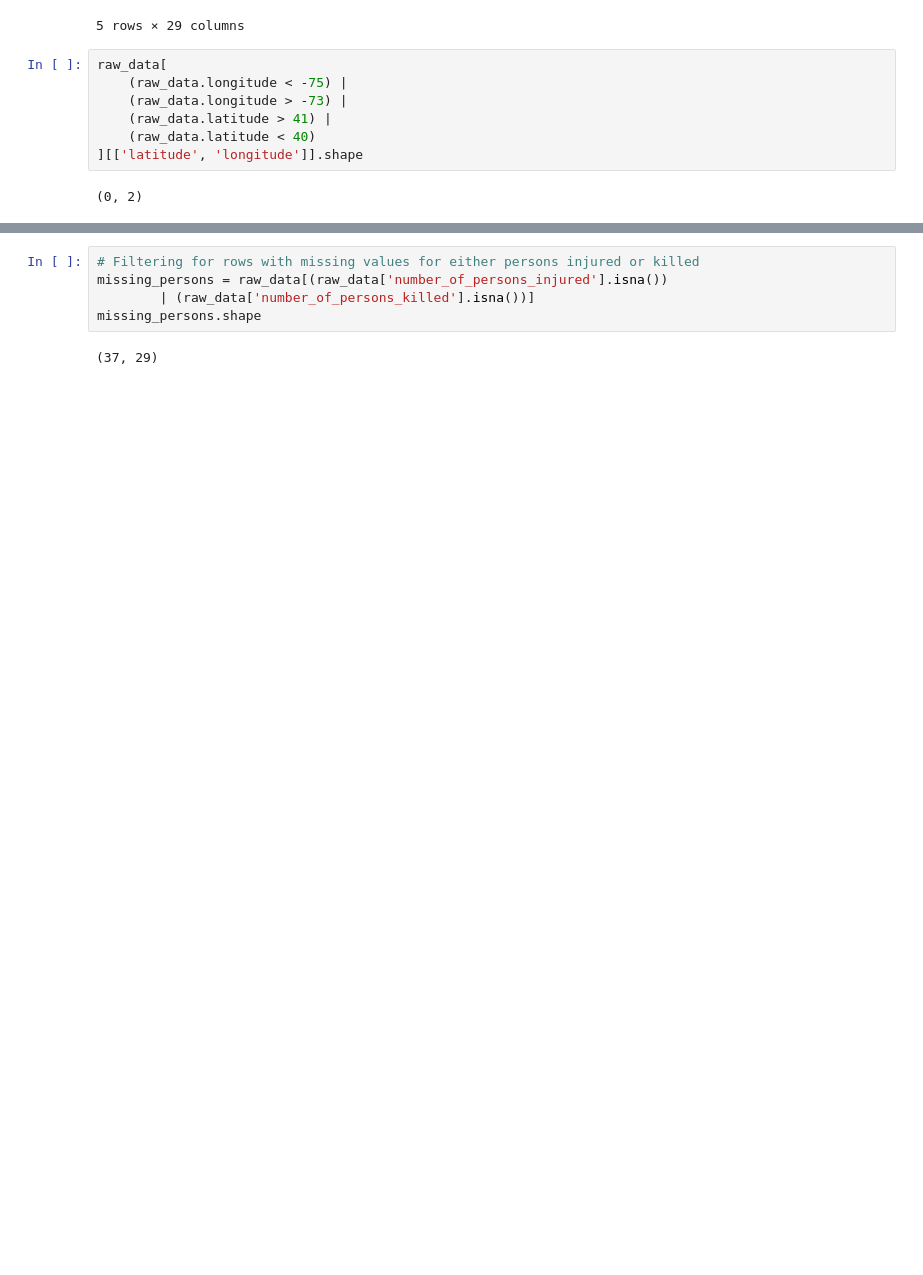
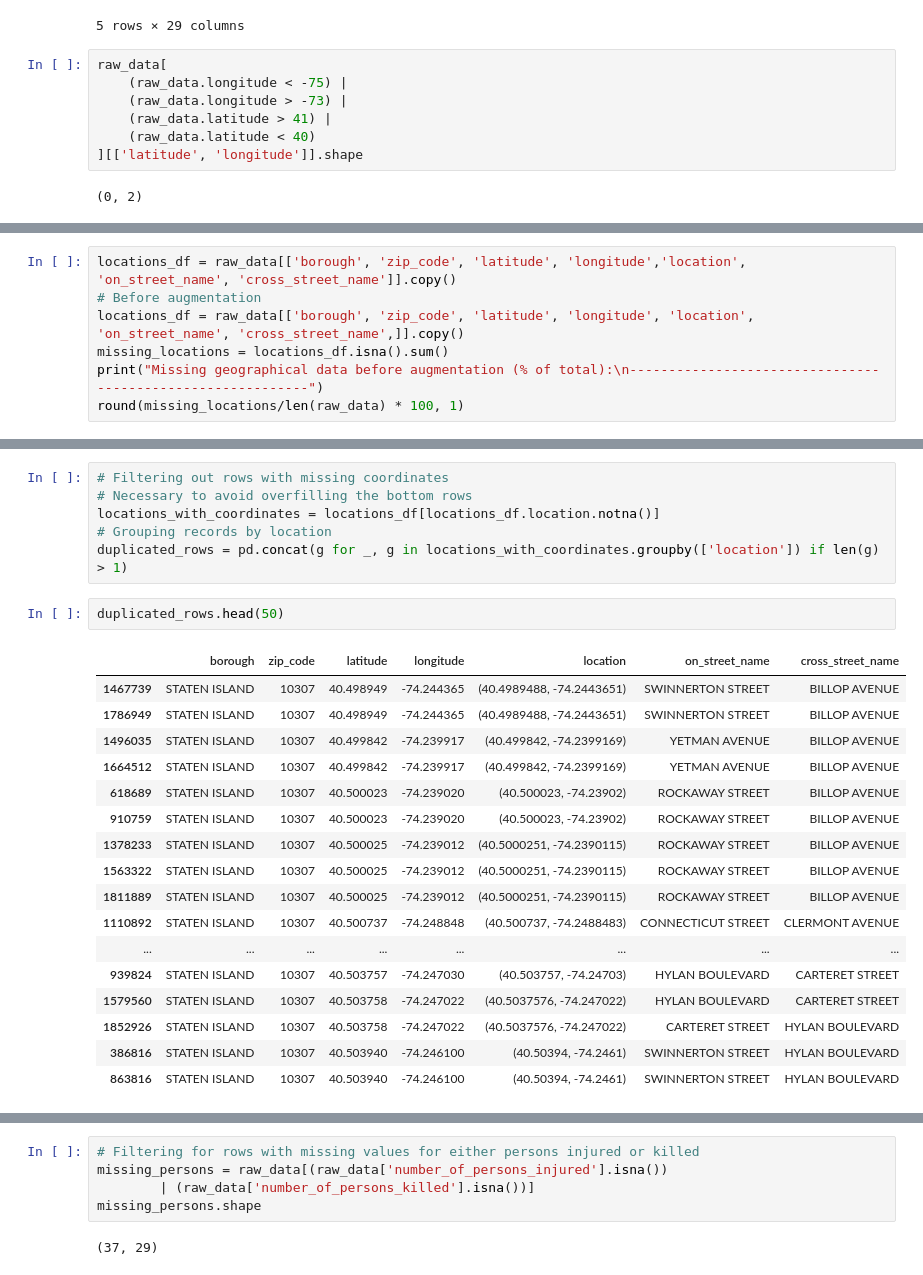
Before and after one commit to tiroger/nyc-vehicle-collisions, a Jupyter notebook: data_augmentation.ipynb, the cells around one changed output, grey strips where cells are left out. Saved outputs shown, nothing was run; the diff lists cells and outputs as text; blank space fills up the shorter version.

```diff
--- a/data_augmentation.ipynb
+++ b/data_augmentation.ipynb
@@ -116,0 +147,7 @@ test[test['sum_injured'] != test['number_of_persons_injured']]
+# %%
+locations_df = raw_data[['borough', 'zip_code', 'latitude', 'longitude','location', 'on_street_name', 'cross_street_name']].copy()
+# Before augmentation
+locations_df = raw_data[['borough', 'zip_code', 'latitude', 'longitude', 'location', 'on_street_name', 'cross_street_name',]].copy()
+missing_locations = locations_df.isna().sum()
+print("Missing geographical data before augmentation (% of total):\n-----------------------------------------------------------")
+round(missing_locations/len(raw_data) * 100, 1)
@@ -116,0 +165,26 @@ test[test['sum_injured'] != test['number_of_persons_injured']]
+# %%
+# Filtering out rows with missing coordinates
+# Necessary to avoid overfilling the bottom rows
+locations_with_coordinates = locations_df[locations_df.location.notna()]
+# Grouping records by location
+duplicated_rows = pd.concat(g for _, g in locations_with_coordinates.groupby(['location']) if len(g) > 1)
+# %%
+duplicated_rows.head(50)
+# %% [output]
+|  | borough | zip_code | latitude | longitude | location | on_street_name | cross_street_name |
+| 1467739 | STATEN ISLAND | 10307 | 40.498949 | -74.244365 | (40.4989488, -74.2443651) | SWINNERTON STREET | BILLOP AVENUE |
+| 1786949 | STATEN ISLAND | 10307 | 40.498949 | -74.244365 | (40.4989488, -74.2443651) | SWINNERTON STREET | BILLOP AVENUE |
+| 1496035 | STATEN ISLAND | 10307 | 40.499842 | -74.239917 | (40.499842, -74.2399169) | YETMAN AVENUE | BILLOP AVENUE |
+| 1664512 | STATEN ISLAND | 10307 | 40.499842 | -74.239917 | (40.499842, -74.2399169) | YETMAN AVENUE | BILLOP AVENUE |
+| 618689 | STATEN ISLAND | 10307 | 40.500023 | -74.239020 | (40.500023, -74.23902) | ROCKAWAY STREET | BILLOP AVENUE |
+| 910759 | STATEN ISLAND | 10307 | 40.500023 | -74.239020 | (40.500023, -74.23902) | ROCKAWAY STREET | BILLOP AVENUE |
+| 1378233 | STATEN ISLAND | 10307 | 40.500025 | -74.239012 | (40.5000251, -74.2390115) | ROCKAWAY STREET | BILLOP AVENUE |
+| 1563322 | STATEN ISLAND | 10307 | 40.500025 | -74.239012 | (40.5000251, -74.2390115) | ROCKAWAY STREET | BILLOP AVENUE |
+| 1811889 | STATEN ISLAND | 10307 | 40.500025 | -74.239012 | (40.5000251, -74.2390115) | ROCKAWAY STREET | BILLOP AVENUE |
+| 1110892 | STATEN ISLAND | 10307 | 40.500737 | -74.248848 | (40.500737, -74.2488483) | CONNECTICUT STREET | CLERMONT AVENUE |
+| ... | ... | ... | ... | ... | ... | ... | ... |
+| 939824 | STATEN ISLAND | 10307 | 40.503757 | -74.247030 | (40.503757, -74.24703) | HYLAN BOULEVARD | CARTERET STREET |
+| 1579560 | STATEN ISLAND | 10307 | 40.503758 | -74.247022 | (40.5037576, -74.247022) | HYLAN BOULEVARD | CARTERET STREET |
+| 1852926 | STATEN ISLAND | 10307 | 40.503758 | -74.247022 | (40.5037576, -74.247022) | CARTERET STREET | HYLAN BOULEVARD |
+| 386816 | STATEN ISLAND | 10307 | 40.503940 | -74.246100 | (40.50394, -74.2461) | SWINNERTON STREET | HYLAN BOULEVARD |
+| 863816 | STATEN ISLAND | 10307 | 40.503940 | -74.246100 | (40.50394, -74.2461) | SWINNERTON STREET | HYLAN BOULEVARD |
```
Also changed, not shown: parts of 34 cells of this notebook.
